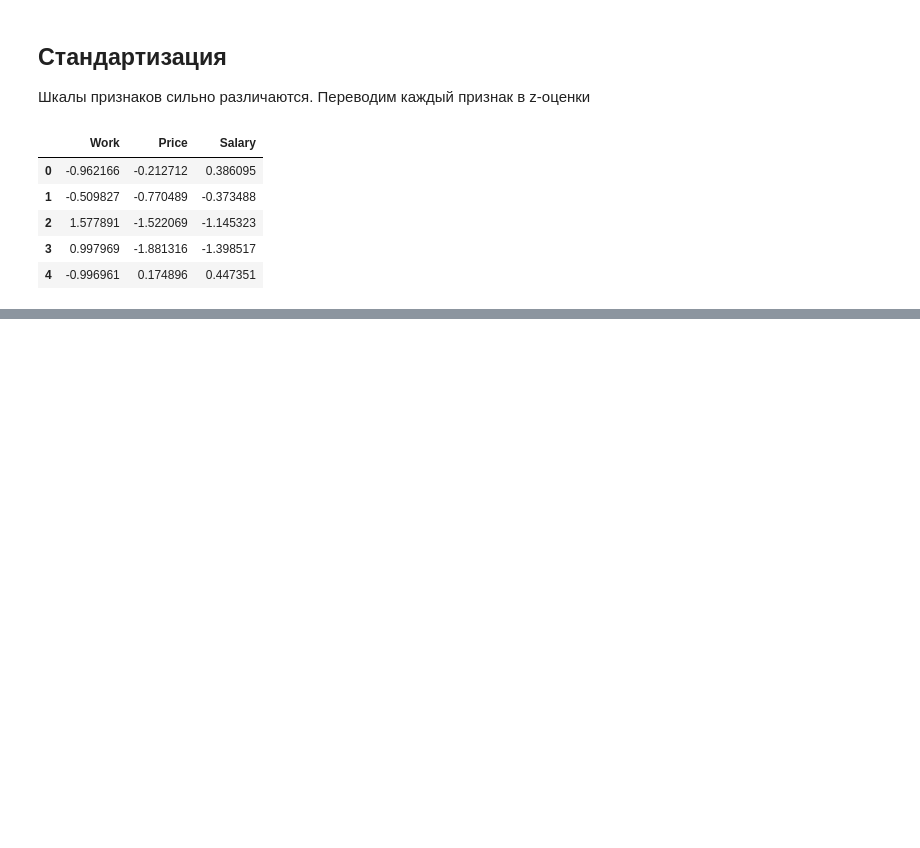
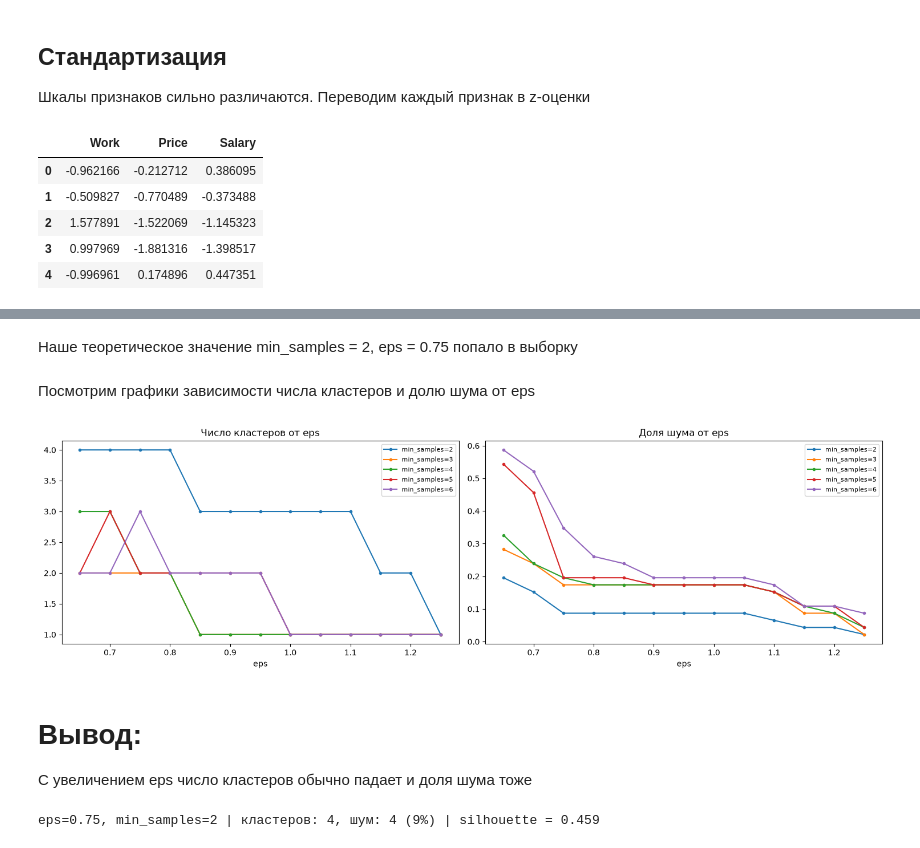
Before and after one commit to TyukovDanya/Analytics_Python_2026, a Jupyter notebook: cities_clustering_lab3.ipynb, the cells around one changed output, grey strips where cells are left out. Saved outputs shown, nothing was run; the diff lists cells and outputs as text; code cells hidden in the pictures; blank space fills up the shorter version.

```diff
--- a/cities_clustering_lab3.ipynb
+++ b/cities_clustering_lab3.ipynb
@@ -350,0 +219,14 @@ k = 5, silhouette = 0.369
+# %%
+EPS = np.round(np.arange(0.65, 1.3, 0.05), 2)
+MS = [2, 3, 4, 5, 6]
+
+rows = []
+for eps in EPS:
+    for ms in MS:
+        lab = DBSCAN(eps=eps, min_samples=ms).fit_predict(X_scaled)
+        n_cl = len(set(lab)) - (1 if -1 in lab else 0)
+        noise = np.mean(lab == -1)
+        mask = lab != -1
+        sil = silhouette_score(X_scaled[mask], lab[mask]) if n_cl >= 2 and mask.sum() > n_cl else np.nan
+        rows.append({"eps": eps, "min_samples": ms, "n_clusters": n_cl, "noise_frac": noise, "silhouette": sil})
+grid = pd.DataFrame(rows)
@@ -350,0 +249,31 @@ k = 5, silhouette = 0.369
+# %% [markdown]
+Наше теоретическое значение min_samples = 2, eps = 0.75 попало в выборку
+# %% [markdown]
+Посмотрим графики зависимости числа кластеров и долю шума от eps
+# %%
+fig, axes = plt.subplots(1, 2, figsize=(15, 4.5))
+for ms in MS:
+    g = grid[grid.min_samples == ms]
+    axes[0].plot(g.eps, g.n_clusters, "o-", ms=3, label=f"min_samples={ms}")
+    axes[1].plot(g.eps, g.noise_frac, "o-", ms=3, label=f"min_samples={ms}")
+axes[0].set_title("Число кластеров от eps"); axes[1].set_title("Доля шума от eps")
+for ax in axes: ax.set_xlabel("eps"); ax.legend(fontsize=8)
+plt.tight_layout(); plt.show()
+# %% [output]
+[figure, added]
+# %% [markdown]
+# Вывод: #
+С увеличением eps число кластеров обычно падает и доля шума тоже
+# %%
+EPS , MS = 0.75, 2
+
+dbscan = DBSCAN(eps=EPS, min_samples=MS).fit(X_scaled)
+
+labels = dbscan.labels_
+df["cluster"] = labels
+ids, centers_orig = cluster_centers(X, labels)
+m = labels != -1
+print(f"eps={EPS}, min_samples={MS} | кластеров: {len(ids)}, шум: {(~m).sum()} "
+      f"({(~m).mean():.0%}) | silhouette = {silhouette_score(X_scaled[m], labels[m]):.3f}")
+# %% [output]
+eps=0.75, min_samples=2 | кластеров: 4, шум: 4 (9%) | silhouette = 0.459
```
Also changed, not shown: parts of 36 cells of this notebook.
